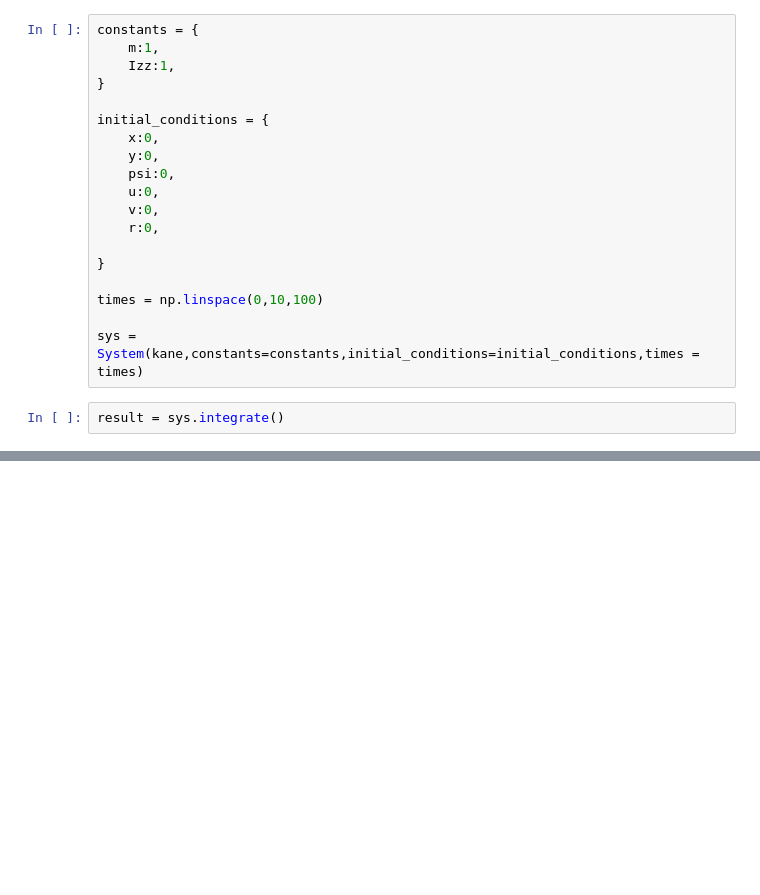
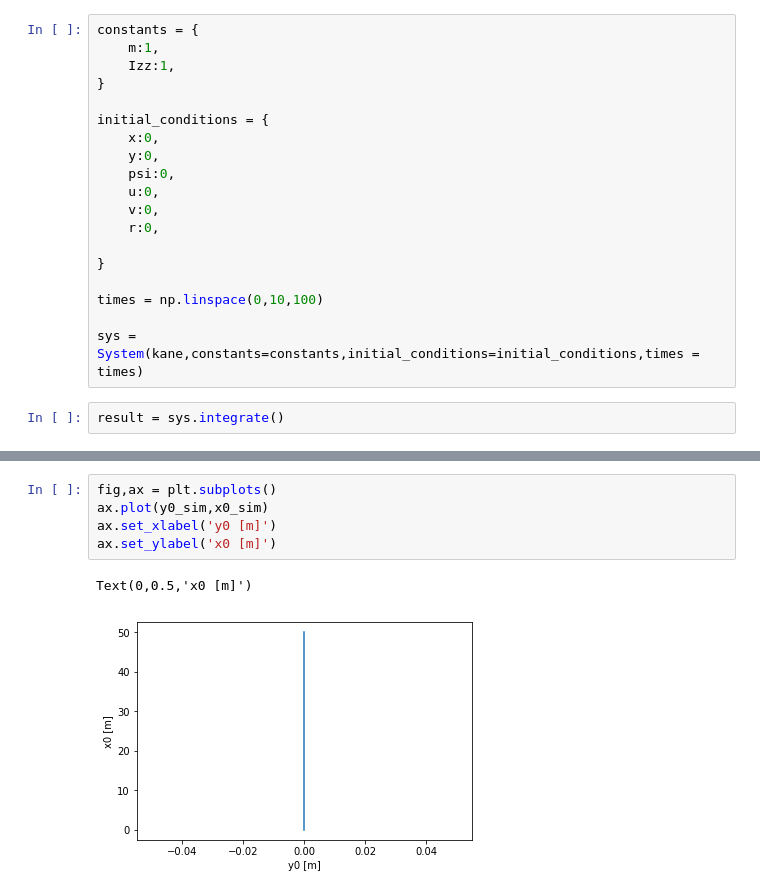
Before and after one commit to martinlarsalbert/ForceMan, a Jupyter notebook: 3DOF.ipynb, the cells around one changed output, grey strips where cells are left out. Cells and saved outputs as stored; diff of their text form; blank space fills up the shorter version.

```diff
--- a/3DOF.ipynb
+++ b/3DOF.ipynb
@@ -132,0 +169,8 @@ ax.plot(times,result[:,0])
+# %%
+fig,ax = plt.subplots()
+ax.plot(y0_sim,x0_sim)
+ax.set_xlabel('y0 [m]')
+ax.set_ylabel('x0 [m]')
+# %% [output]
+Text(0,0.5,'x0 [m]')
+[figure, added]
```
Also changed, not shown: parts of 9 cells of this notebook.
